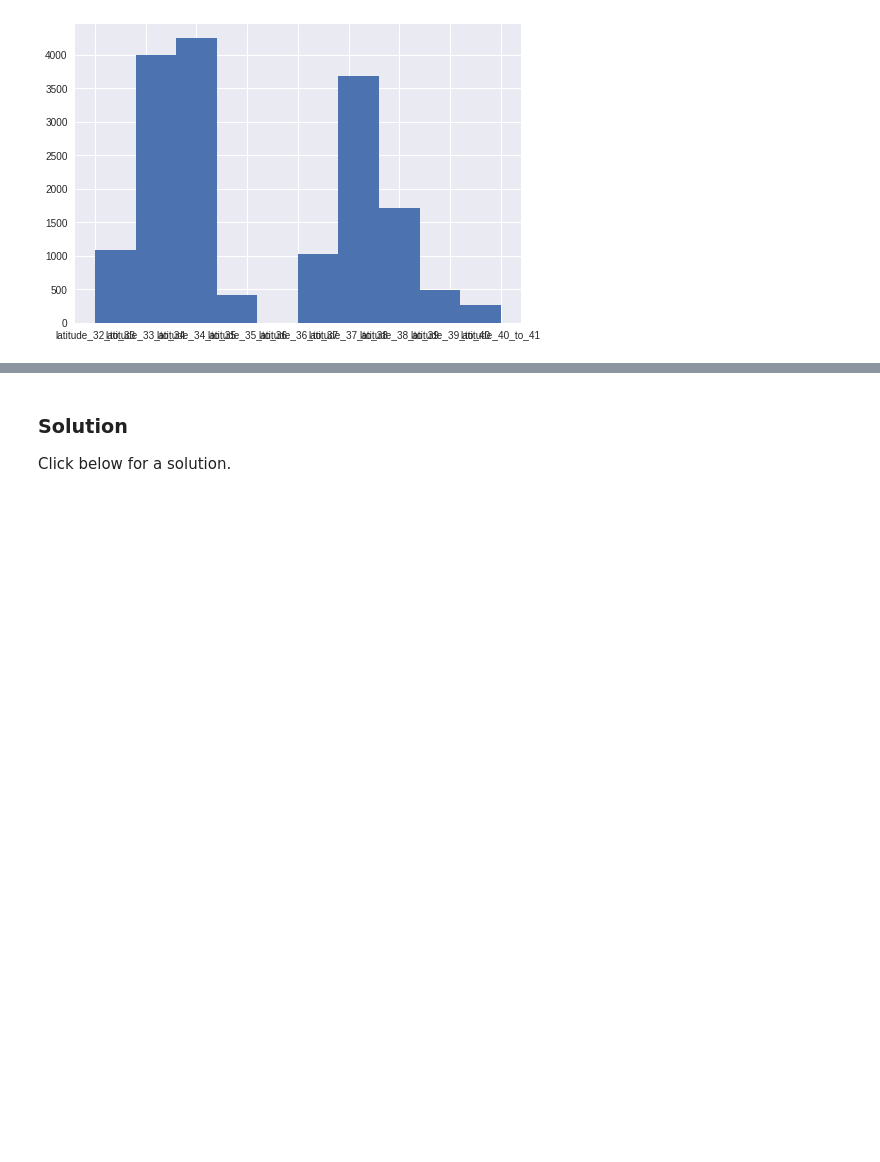
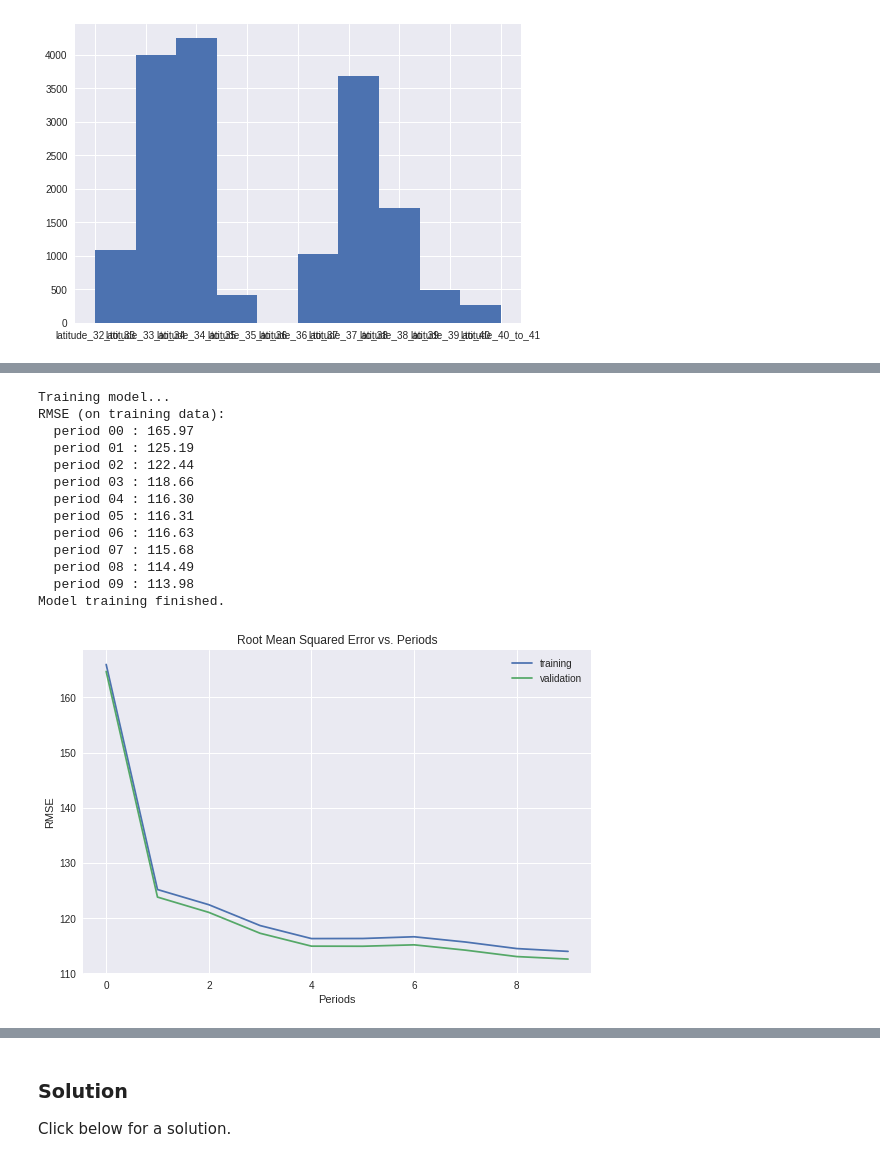
Before and after one commit to tenvol/tsf00, a Jupyter notebook: feature_sets.ipynb, the cells around one changed output, grey strips where cells are left out. Cells and saved outputs as stored; diff of their text form; code cells hidden in the pictures; blank space fills up the shorter version.

```diff
--- a/feature_sets.ipynb
+++ b/feature_sets.ipynb
@@ -823 +1171,33 @@ pd.get_dummies(california_housing_dataframe['latitude_bucket'])
+# %%
+minimal_features = [
+  "median_income",
+  "latitude"
+]
+
+minimal_training_examples = training_examples[minimal_features]
+minimal_validation_examples = validation_examples[minimal_features]
+
+_ = train_model(
+    learning_rate=0.01,
+    steps=500,
+    batch_size=5,
+    training_examples=minimal_training_examples,
+    training_targets=training_targets,
+    validation_examples=minimal_validation_examples,
+    validation_targets=validation_targets)
+# %% [output]
+Training model...
+RMSE (on training data):
+  period 00 : 165.97
+  period 01 : 125.19
+  period 02 : 122.44
+  period 03 : 118.66
+  period 04 : 116.30
+  period 05 : 116.31
+  period 06 : 116.63
+  period 07 : 115.68
+  period 08 : 114.49
+  period 09 : 113.98
+Model training finished.
+[figure, added]
 # %%
```
Also changed, not shown: parts of 46 cells of this notebook.
